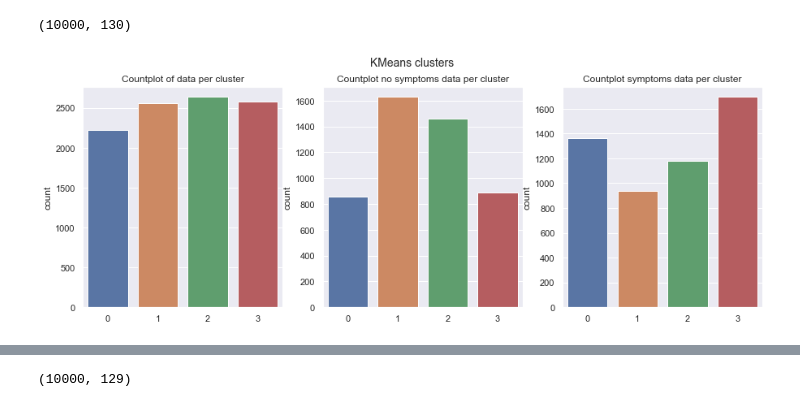
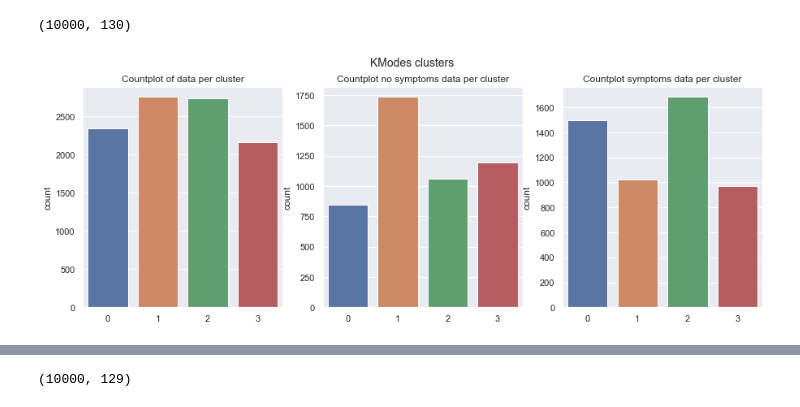
Before and after one commit to bjornite/IN-STK9000, a Jupyter notebook: Project_2/Project2-final.ipynb, the cells around one changed output, grey strips where cells are left out. Drawn from its saved outputs; the diff is of its cells as text; code cells hidden in the pictures.

```diff
--- a/Project_2/Project2-final.ipynb
+++ b/Project_2/Project2-final.ipynb
@@ -49,0 +49,7 @@ plt.show()
+# %%
+from yellowbrick.cluster import KElbowVisualizer
+
+model = KModes(init='Cao', n_init = 1, n_jobs=-1)
+visualizer = KElbowVisualizer(model, k=(2,10), timings = False, locate_elbow = False)
+visualizer.fit(observations)        # Fit the data to the visualizer
+visualizer.show()
@@ -50,3 +59,15 @@ plt.show()
+# %%
+cost = []
+for num_clusters in list(range(1,10)):
+    kmode = KModes(n_clusters=num_clusters, init = "Cao", n_init = 1, verbose=1)
+    kmode.fit_predict(observations)
+    cost.append(kmode.cost_)
+
+y = np.array([i for i in range(1,15,1)])
+plt.plot(y,cost)
+plt.xlabel('Clusters')
+plt.ylabel('Cost')
+plt.show()
 # %%
 k = 4
 # %%
@@ -69,0 +95,4 @@ centers, k_clusters = find_clusters(observations, k)
+# %%
+km = KModes(n_clusters=k, init='Huang', n_init=5, verbose=1)
+
+clusters = km.fit_predict(observations)
@@ -70,5 +121,5 @@ centers, k_clusters = find_clusters(observations, k)
 # %%
-obs_clusters_kmeans = np.append(observations, k_clusters[:,None], 1)
+obs_clusters_kmeans = np.append(observations, clusters[:,None], 1)
 # %%
 obs_clusters_kmeans = np.append(obs_clusters_kmeans, labels[:,None], 1)
 # %%
@@ -86,19 +137,19 @@ clusters_no_symp_k = symptoms_false_k[:,128]
 clusters_symp_k = symptoms_true_k[:,128]
 # %%
 fig1, ax = plt.subplots(figsize = (15, 5), ncols = 3)
-sns.countplot(k_clusters, ax = ax[0])
+sns.countplot(clusters, ax = ax[0])
 sns.countplot(clusters_no_symp_k, ax = ax[1])
 sns.countplot(clusters_symp_k, ax = ax[2])
 
-fig1.suptitle("KMeans clusters", fontsize=14)
+fig1.suptitle("KModes clusters", fontsize=14)
 ax[0].set_title('Countplot of data per cluster')
 ax[1].set_title('Countplot no symptoms data per cluster')
 ax[2].set_title('Countplot symptoms data per cluster')
 
 
 plt.show()
 # %% [output]
-[figure, old version]
+[figure, new version]
 # %%
 k = 3
 # %%
```
Also changed, not shown: parts of 21 cells of this notebook, 8 other files.
